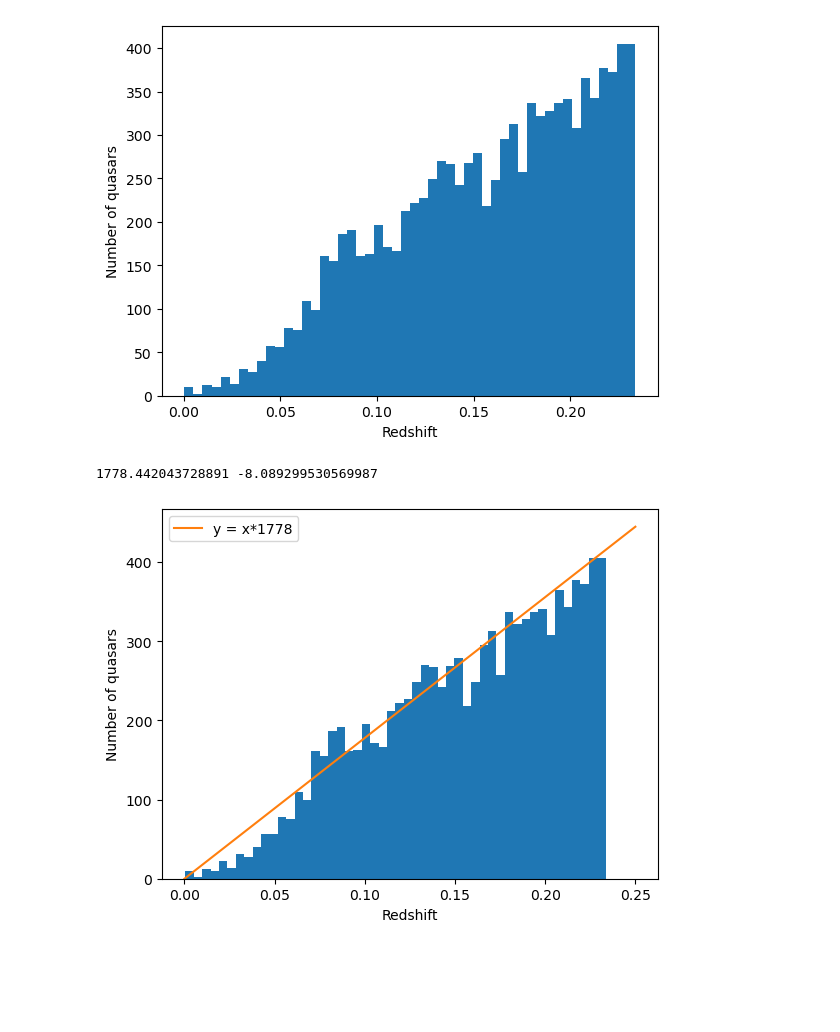
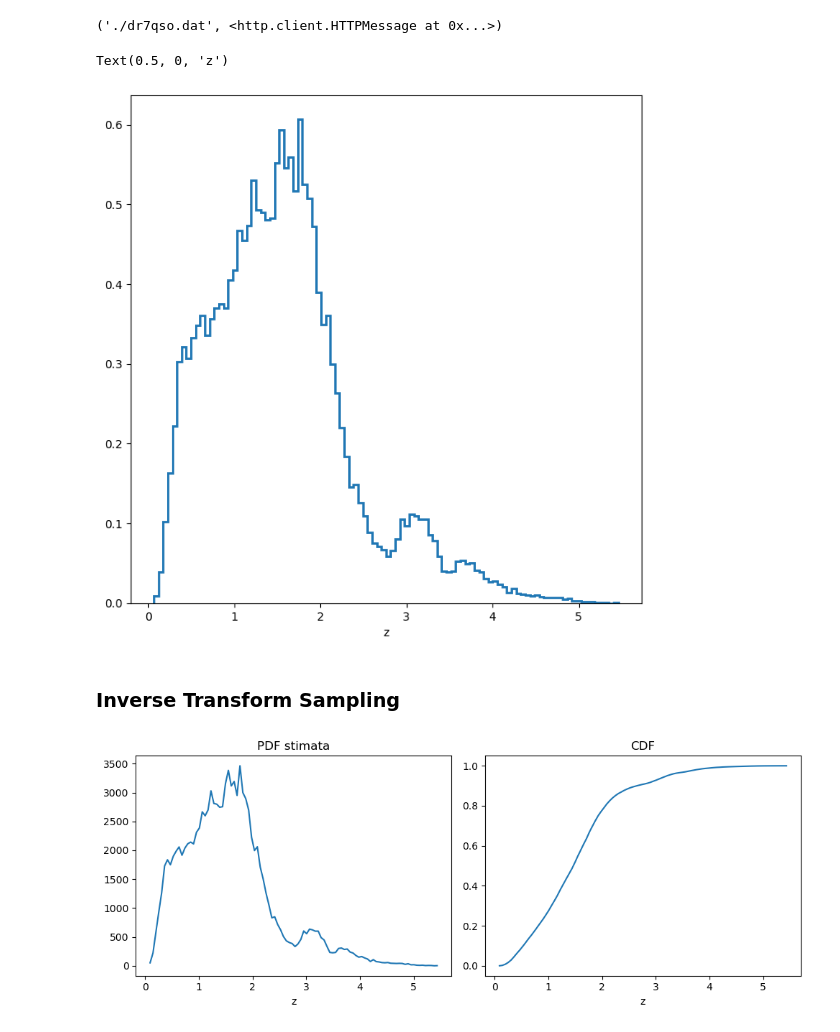
Before and after one commit to mgili01/astrostatistics_bicocca_2026, a Jupyter notebook: working/3_Cloning_quasars.ipynb, the cells around one changed output. Saved outputs shown, nothing was run; the diff lists cells and outputs as text; code cells hidden in the pictures; blank space fills up the shorter version.

```diff
--- a/working/3_Cloning_quasars.ipynb
+++ b/working/3_Cloning_quasars.ipynb
@@ -49,13 +1,19 @@ z = df["z"]
-# %%
-import numpy as np
-import matplotlib.pyplot as plt
-
-plt.hist(z, bins=50)
-
-plt.xlabel("Redshift")
-plt.ylabel("Number of quasars")
-
-plt.show()
-# %% [output]
-[figure, removed]
+# %%
+import numpy as np
+import scipy.stats
+import pylab as plt
+plt.rcParams['figure.figsize'] = [8, 8]
+# %%
+from urllib.request import urlretrieve
+urlretrieve("https://das.sdss.org/va/qsocat/dr7qso.dat", './dr7qso.dat')
+# %% [output]
+('./dr7qso.dat', <http.client.HTTPMessage at 0x...>)
+# %%
+z= np.loadtxt('dr7qso.dat',skiprows=80, usecols=3)
+# %%
+plt.hist(z,bins=100,density=True,histtype='step',lw=2);
+plt.xlabel('z')
+# %% [output]
+Text(0.5, 0, 'z')
+[figure, added]
 # %%
@@ -65,25 +25,2 @@ bin_centers = 0.5 * (bin_edges[1:] + bin_edges[:-1])
-# %%
-x = bin_centers
-y = counts
-
-# fit lineare y = m x + b
-m, b = np.polyfit(x, y, 1)
-
-print(m, b)
-# %% [output]
-1778.442043728891 -8.089299530569987
-# %%
-plt.hist(z, bins=50)
-
-x = np.linspace(0, 0.25, 100)
-
-plt.xlabel("Redshift")
-plt.ylabel("Number of quasars")
-
-plt.plot(x, x*1778, label="y = x*1778")
-
-plt.legend()
-
-plt.show()
-# %% [output]
-[figure, removed]
+# %% [markdown]
+### Inverse Transform Sampling
@@ -89,0 +30,19 @@ plt.show()
+# %%
+plt.figure(figsize=(10,4))
+
+#pdf
+plt.subplot(1,2,1)
+plt.plot(x, pdf)
+plt.title("PDF stimata")
+plt.xlabel("z")
+
+# CDF
+plt.subplot(1,2,2)
+plt.plot(x, cdf)
+plt.title("CDF")
+plt.xlabel("z")
+
+plt.tight_layout()
+plt.show()
+# %% [output]
+[figure, added]
```
Also changed, not shown: parts of 11 cells of this notebook, 4 other files.
